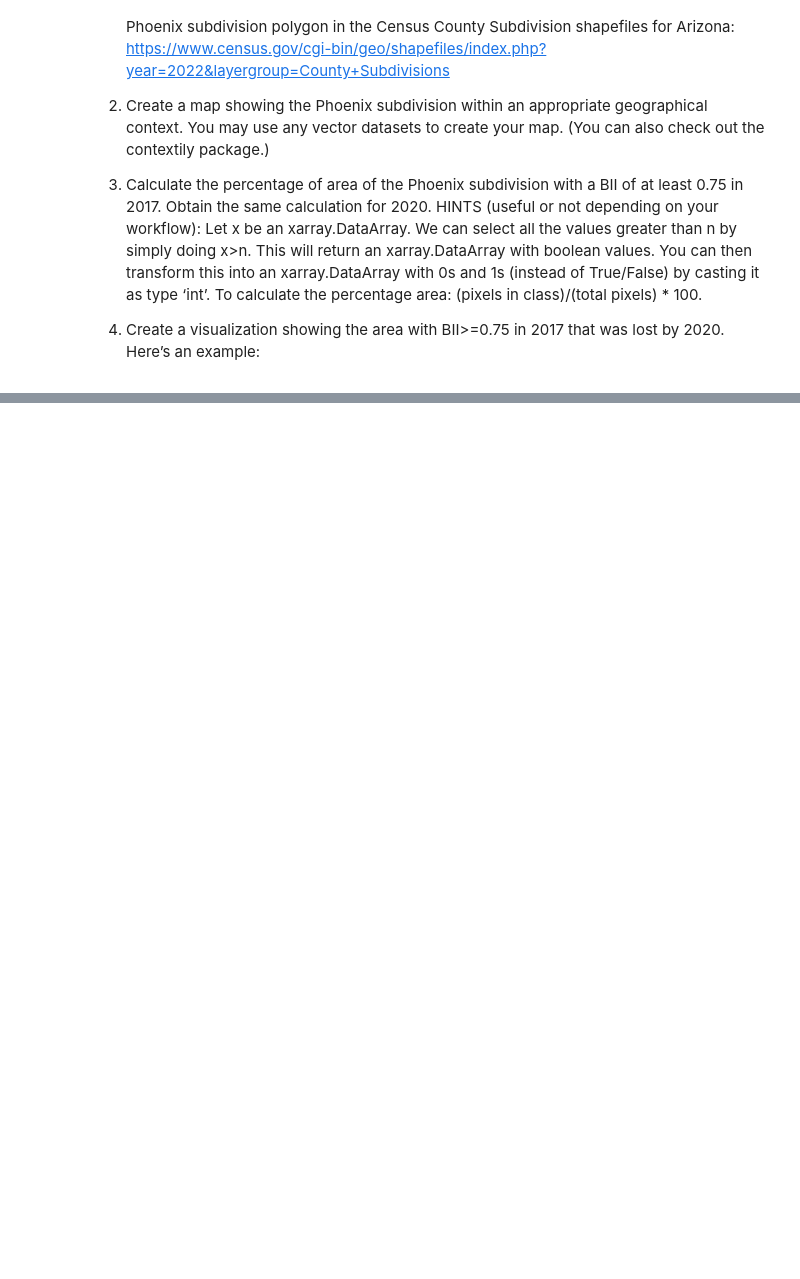
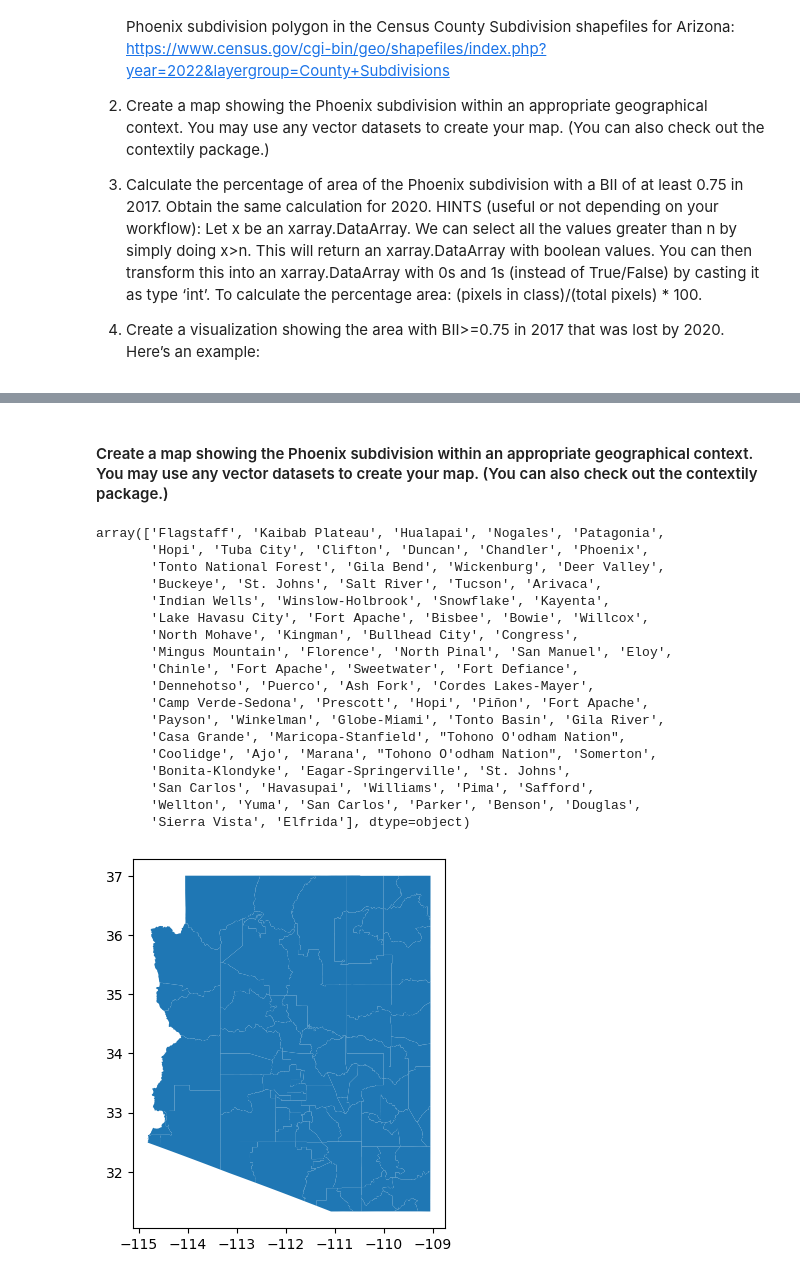
Before and after one commit to olleholt/Maricopa-BII, a Jupyter notebook: eds220-maricopa-bii.ipynb, the cells around one changed output, grey strips where cells are left out. Cells and saved outputs as stored; diff of their text form; code cells hidden in the pictures; blank space fills up the shorter version.

```diff
--- a/eds220-maricopa-bii.ipynb
+++ b/eds220-maricopa-bii.ipynb
@@ -47,3 +46,13 @@ catalog = Client.open(
     "https://planetarycomputer.microsoft.com/api/stac/v1",
     modifier=planetary_computer.sign_inplace,
 )
+
+AZ_shp = gpd.read_file("data/tl_2022_04_cousub")
+
+# metadata from the catalog
+#print('ID:', catalog.id)
+print('Title:', catalog.title)
+print('Description:', catalog.description)
+
+#We can access its collections by using the get_collections() method:
+catalog.get_collections()
@@ -97,0 +187,27 @@ search
+# %% [markdown]
+#### Create a map showing the Phoenix subdivision within an appropriate geographical context. You may use any vector datasets to create your map. (You can also check out the contextily package.)
+# %%
+#clip to arizone shapefile
+AZ_shp.plot()
+
+AZ_shp.NAME.values
+# %% [output]
+array(['Flagstaff', 'Kaibab Plateau', 'Hualapai', 'Nogales', 'Patagonia',
+       'Hopi', 'Tuba City', 'Clifton', 'Duncan', 'Chandler', 'Phoenix',
+       'Tonto National Forest', 'Gila Bend', 'Wickenburg', 'Deer Valley',
+       'Buckeye', 'St. Johns', 'Salt River', 'Tucson', 'Arivaca',
+       'Indian Wells', 'Winslow-Holbrook', 'Snowflake', 'Kayenta',
+       'Lake Havasu City', 'Fort Apache', 'Bisbee', 'Bowie', 'Willcox',
+       'North Mohave', 'Kingman', 'Bullhead City', 'Congress',
+       'Mingus Mountain', 'Florence', 'North Pinal', 'San Manuel', 'Eloy',
+       'Chinle', 'Fort Apache', 'Sweetwater', 'Fort Defiance',
+       'Dennehotso', 'Puerco', 'Ash Fork', 'Cordes Lakes-Mayer',
+       'Camp Verde-Sedona', 'Prescott', 'Hopi', 'Piñon', 'Fort Apache',
+       'Payson', 'Winkelman', 'Globe-Miami', 'Tonto Basin', 'Gila River',
+       'Casa Grande', 'Maricopa-Stanfield', "Tohono O'odham Nation",
+       'Coolidge', 'Ajo', 'Marana', "Tohono O'odham Nation", 'Somerton',
+       'Bonita-Klondyke', 'Eagar-Springerville', 'St. Johns',
+       'San Carlos', 'Havasupai', 'Williams', 'Pima', 'Safford',
+       'Wellton', 'Yuma', 'San Carlos', 'Parker', 'Benson', 'Douglas',
+       'Sierra Vista', 'Elfrida'], dtype=object)
+[figure, added]
```
Also changed, not shown: parts of 14 cells of this notebook, 7 other files.
